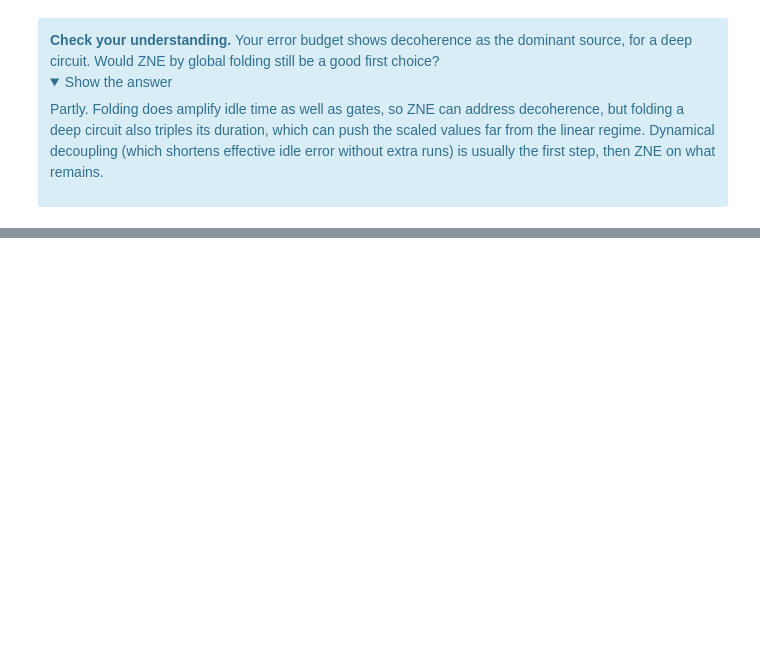
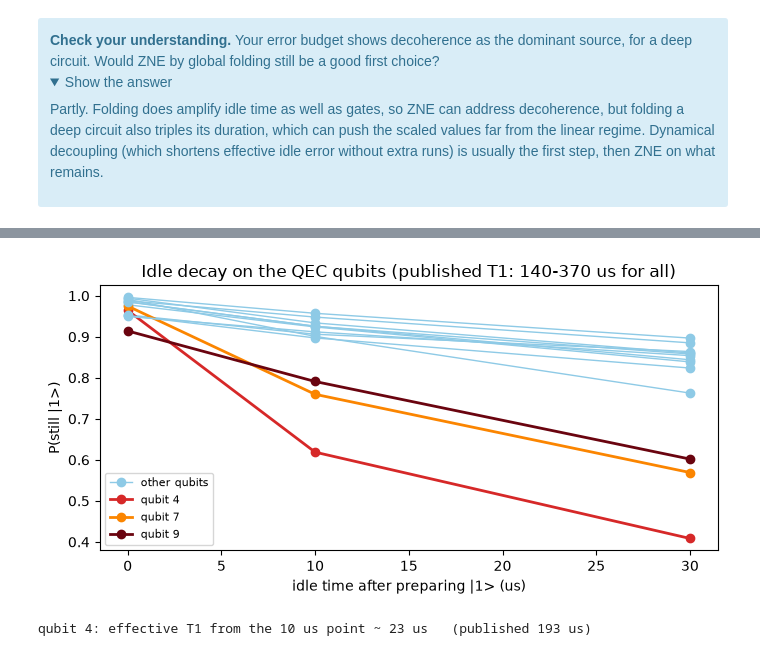
Before and after one commit to MaldoAlberto/dqc-qem-qec-tutorial, a Jupyter notebook: dqc_ode_qem_qec_tutorial.ipynb, the cells around one changed output, grey strips where cells are left out. Saved outputs shown, nothing was run; the diff lists cells and outputs as text; code cells hidden in the pictures; folded sections open; blank space fills up the shorter version.

```diff
--- a/dqc_ode_qem_qec_tutorial.ipynb
+++ b/dqc_ode_qem_qec_tutorial.ipynb
@@ -1064,0 +1096,7 @@ Partly. Folding does amplify idle time as well as gates, so ZNE can address deco
+# %%
+cal_now = hw["calibration"]["qubits"]
+print("qubit   readout error         T2 (us)")
+print("        snapshot   today      snapshot   today")
+for q in qubits:
+    print(f"  {q}     {readout_err[q]:.4f}    {cal_now[str(q)]['readout_error']:.4f}     "
+          f"{T2[q] * 1e6:7.1f}   {cal_now[str(q)]['T2_us']:7.1f}")
@@ -1064,0 +1236,18 @@ Partly. Folding does amplify idle time as well as gates, so ZNE can address deco
+# %%
+idle = hw["idle_check"]
+p1 = onp.array([idle["p1_by_delay"][str(t)] for t in idle["delays_us"]])     # rows: delay, columns: qubit
+plt.figure(figsize=(7, 3.6))
+bad_colors = iter(["#d62828", "#fb8500", "#6a040f"])
+for j, q in enumerate(idle["qubits"]):
+    bad = p1[1, j] < 0.8
+    plt.plot(idle["delays_us"], p1[:, j], "o-", color=next(bad_colors) if bad else "#8ecae6", lw=2 if bad else 1,
+             label=f"qubit {q}" if bad else "other qubits" if j == 0 else None)
+plt.xlabel("idle time after preparing |1> (us)"); plt.ylabel("P(still |1>)"); plt.legend(fontsize=8)
+plt.title("Idle decay on the QEC qubits (published T1: 140-370 us for all)")
+plt.tight_layout(); plt.show()
+q4 = idle["qubits"].index(4)
+t1_eff = -10 / onp.log(p1[1, q4] / p1[0, q4])
+print(f"qubit 4: effective T1 from the 10 us point ~ {t1_eff:.0f} us   (published {cal_now['4']['T1_us']:.0f} us)")
+# %% [output]
+[figure, added]
+qubit 4: effective T1 from the 10 us point ~ 23 us   (published 193 us)
```
Also changed, not shown: parts of 17 cells of this notebook, 6 other files.
